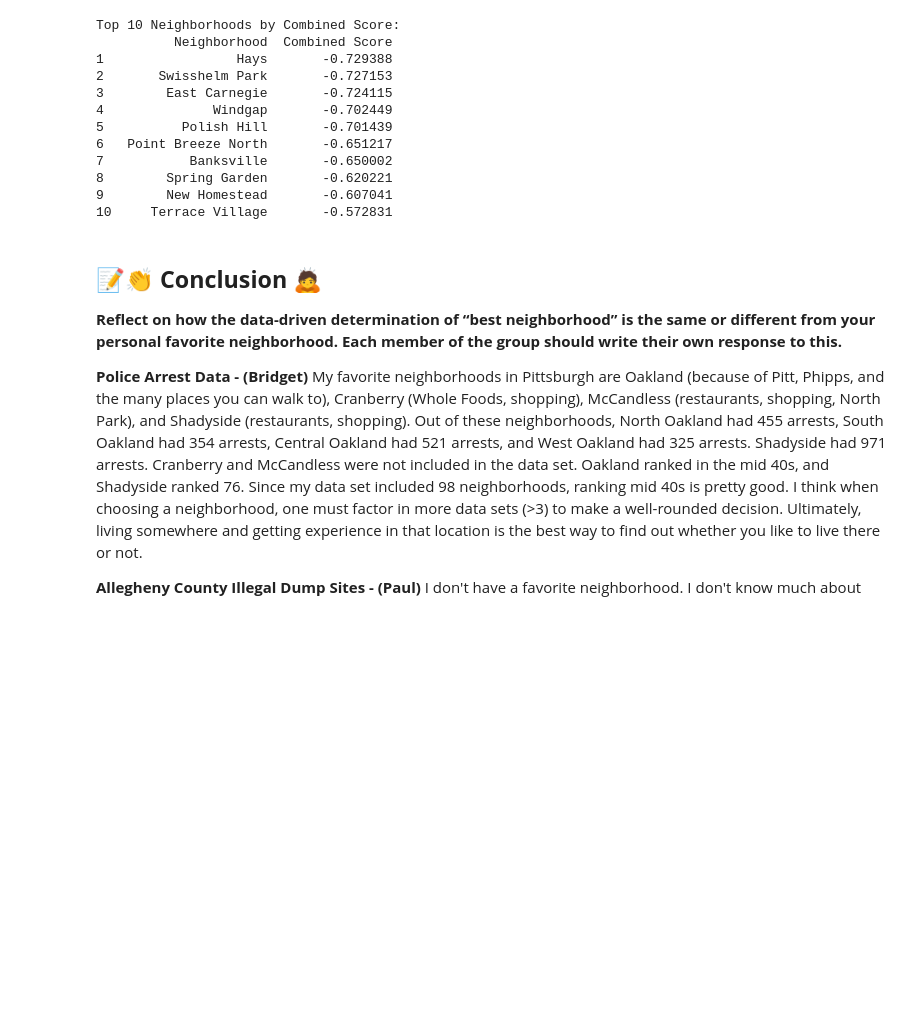
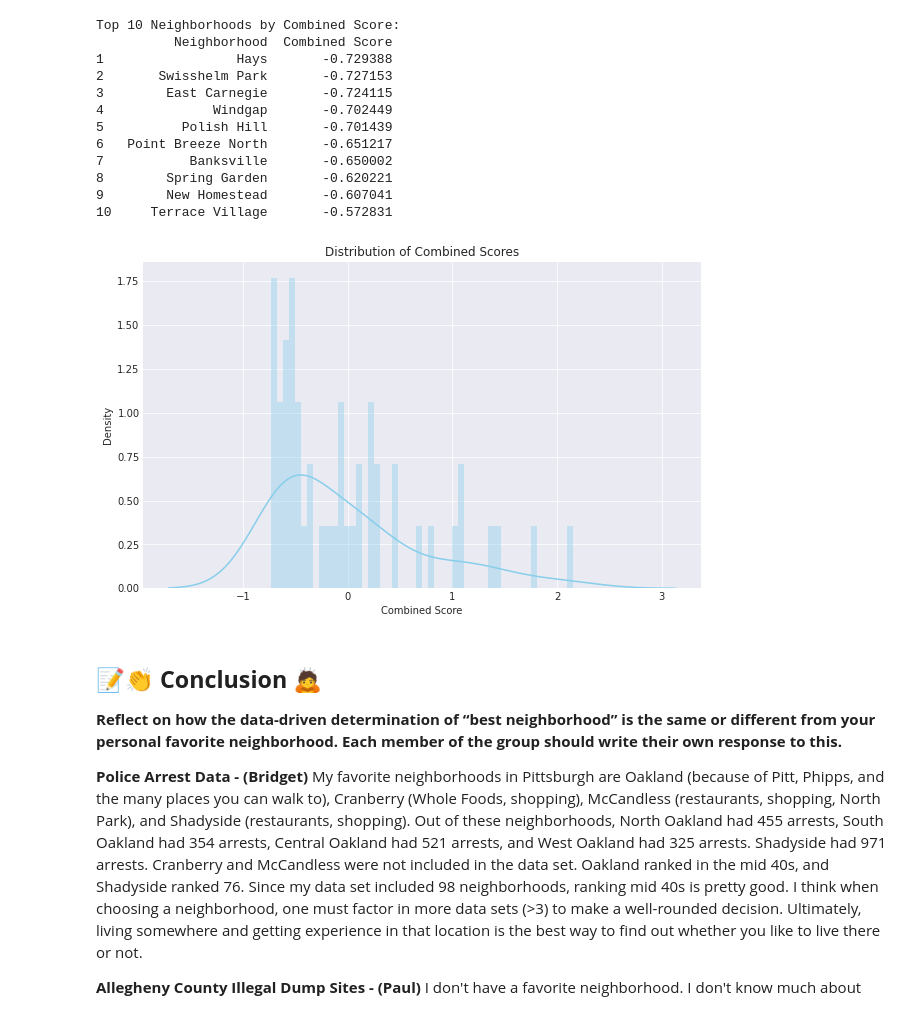
Before and after one commit to F5F0A0/cmpinf-0010-final-project, a Jupyter notebook: final report.ipynb, the cells around one changed output. Saved outputs shown, nothing was run; the diff lists cells and outputs as text; code cells hidden in the pictures; blank space fills up the shorter version.

Commit message:
added distribution graph to final report

```diff
--- a/final report.ipynb
+++ b/final report.ipynb
@@ -130,6 +130,28 @@ Top 10 Neighborhoods by Combined Score:
 8        Spring Garden       -0.620221
 9        New Homestead       -0.607041
 10     Terrace Village       -0.572831
+# %%
+import matplotlib.pyplot as plt
+import seaborn as sns
+
+# Set the style of the plot
+plt.style.use('seaborn-darkgrid')
+
+# Create a figure and axis object
+fig, ax = plt.subplots(figsize=(10, 6))
+
+# Plot histogram with KDE for combined scores
+sns.distplot(combined_data['Combined Score'], kde=True, bins=50, ax=ax, color='skyblue')  # Adjust bins as needed
+
+# Set labels and title
+plt.xlabel('Combined Score')
+plt.ylabel('Density')
+plt.title('Distribution of Combined Scores')
+
+# Show the plot
+plt.show()
+# %% [output]
+[figure, added]
 # %% [markdown]
 ## **📝👏 Conclusion 🙇**
 
```
Also changed, not shown: parts of 1 cell of this notebook.
